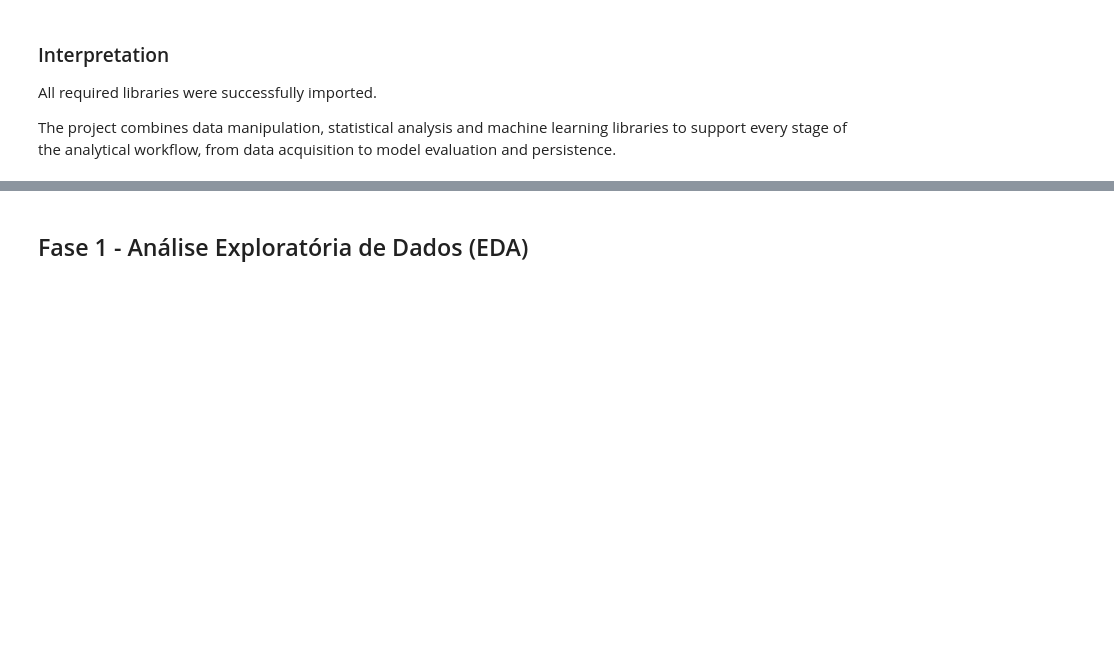
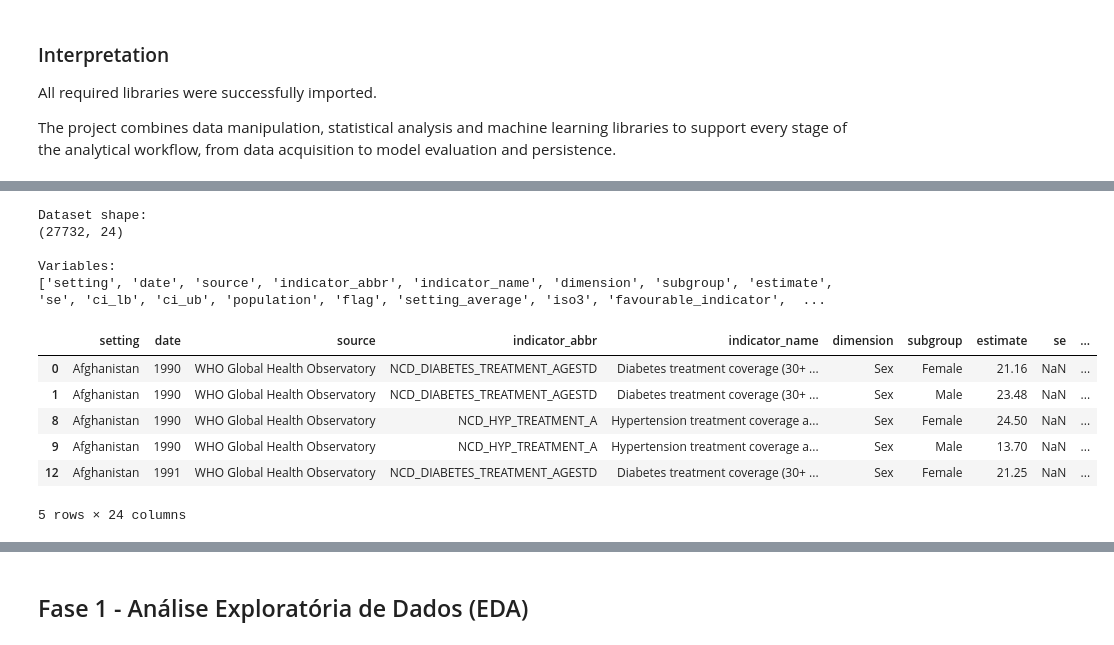
Before and after one commit to ananda-pires/who_life_expectancy_prediction, a Jupyter notebook: notebooks/life_expectancy.ipynb, the cells around one changed output, grey strips where cells are left out. Cells and saved outputs as stored; diff of their text form; code cells hidden in the pictures; blank space fills up the shorter version.

```diff
--- a/notebooks/life_expectancy.ipynb
+++ b/notebooks/life_expectancy.ipynb
@@ -271,0 +723,15 @@ df.head()
+# %%
+selected_data = {}
+
+for dataset_name, indicators in selected_features.items():
+
+    df_source = datasets[dataset_name]
+
+    df_selected = (
+        df_source[
+            df_source["indicator_name"].isin(indicators)
+        ]
+        .copy()
+    )
+
+    selected_data[dataset_name] = df_selected
@@ -271,0 +742,21 @@ df.head()
+# %%
+print("Dataset shape:")
+print(df_selected.shape)
+
+print("\nVariables:")
+print(df_selected.columns.tolist())
+
+display(df_selected.head())
+# %% [output]
+Dataset shape:
+(27732, 24)
+
+Variables:
+['setting', 'date', 'source', 'indicator_abbr', 'indicator_name', 'dimension', 'subgroup', 'estimate', 'se', 'ci_lb', 'ci_ub', 'population', 'flag', 'setting_average', 'iso3', 'favourable_indicator',  ...
+|  | setting | date | source | indicator_abbr | indicator_name | dimension | subgroup | estimate | se | ... |
+| 0 | Afghanistan | 1990 | WHO Global Health Observatory | NCD_DIABETES_TREATMENT_AGESTD | Diabetes treatment coverage (30+ ... | Sex | Female | 21.16 | NaN | ... |
+| 1 | Afghanistan | 1990 | WHO Global Health Observatory | NCD_DIABETES_TREATMENT_AGESTD | Diabetes treatment coverage (30+ ... | Sex | Male | 23.48 | NaN | ... |
+| 8 | Afghanistan | 1990 | WHO Global Health Observatory | NCD_HYP_TREATMENT_A | Hypertension treatment coverage a... | Sex | Female | 24.50 | NaN | ... |
+| 9 | Afghanistan | 1990 | WHO Global Health Observatory | NCD_HYP_TREATMENT_A | Hypertension treatment coverage a... | Sex | Male | 13.70 | NaN | ... |
+| 12 | Afghanistan | 1991 | WHO Global Health Observatory | NCD_DIABETES_TREATMENT_AGESTD | Diabetes treatment coverage (30+ ... | Sex | Female | 21.25 | NaN | ... |
+5 rows × 24 columns
```
Also changed, not shown: parts of 43 cells of this notebook, 10 other files.
